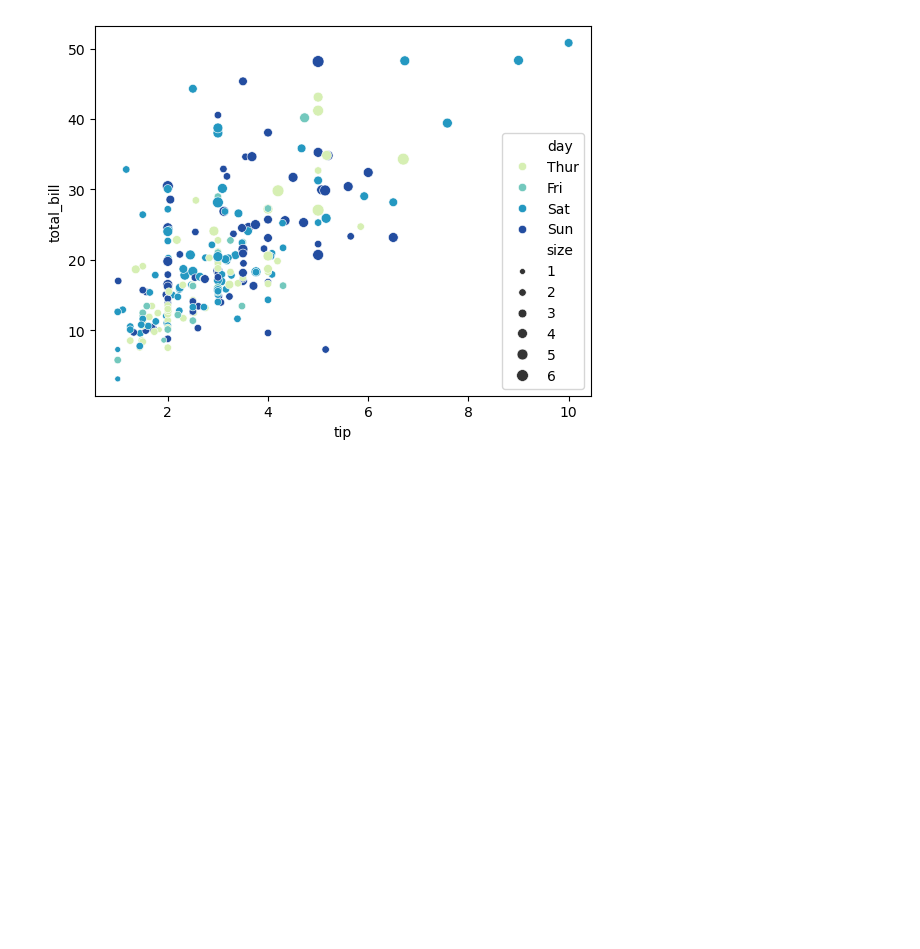
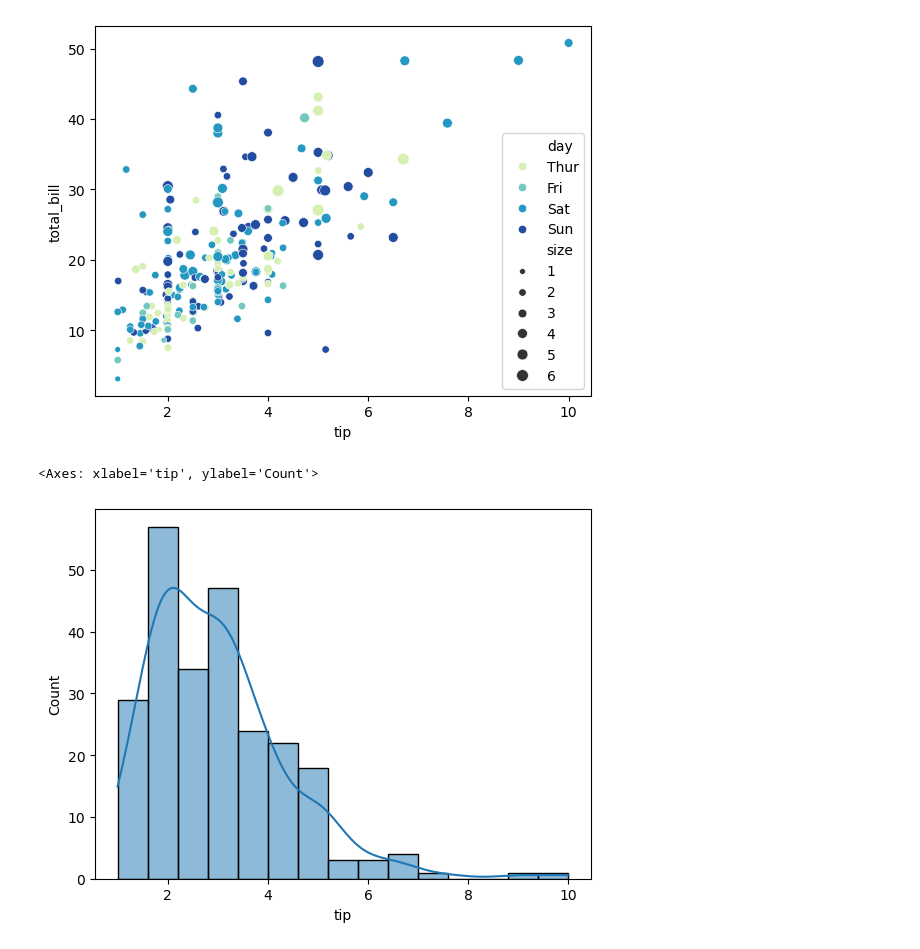
Before and after one commit to arjohnkoski/data-science-class-2024, a Jupyter notebook: python-exercises/session-9.ipynb, the cells around one changed output. Saved outputs shown, nothing was run; the diff lists cells and outputs as text; code cells hidden in the pictures; blank space fills up the shorter version.

```diff
--- a/python-exercises/session-9.ipynb
+++ b/python-exercises/session-9.ipynb
@@ -26,3 +26,9 @@ sns.scatterplot(x="tip", y="total_bill", data=tips, hue="day", size="size", pale
 # %% [output]
 <Axes: xlabel='tip', ylabel='total_bill'>
 [figure]
+# %%
+sns.histplot(tips["tip"], kde=True, bins=15)
+#kde makes the line appear
+# %% [output]
+<Axes: xlabel='tip', ylabel='Count'>
+[figure, added]
```
Also changed, not shown: parts of 7 cells of this notebook.
